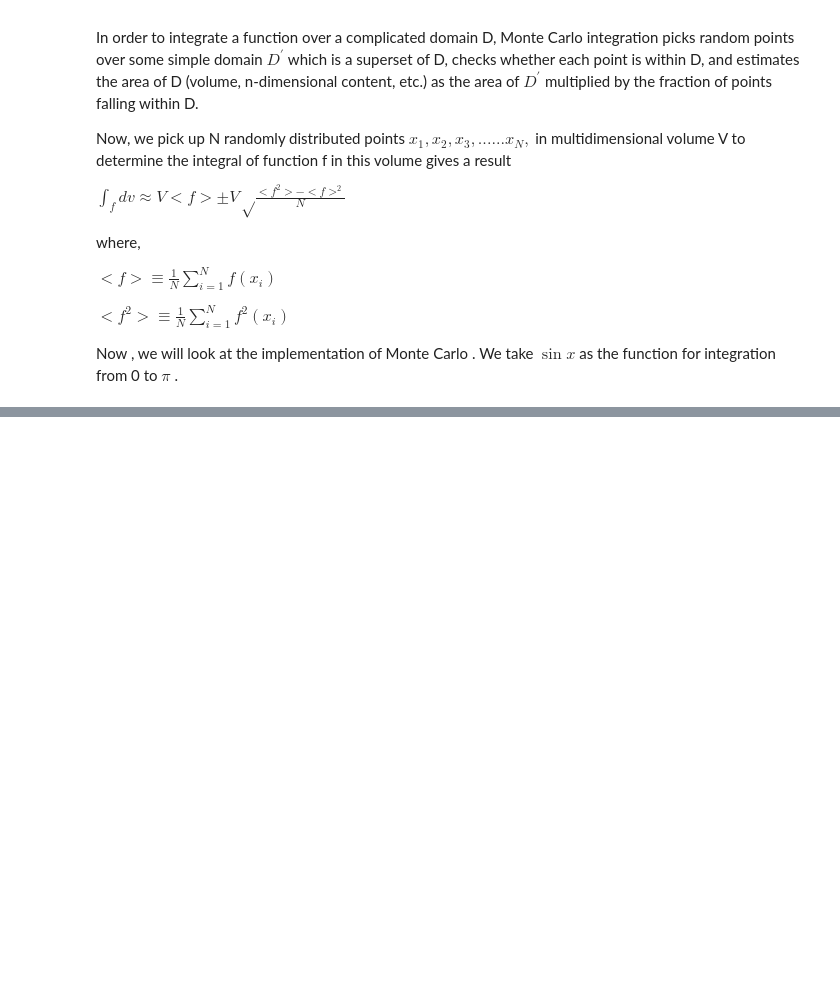
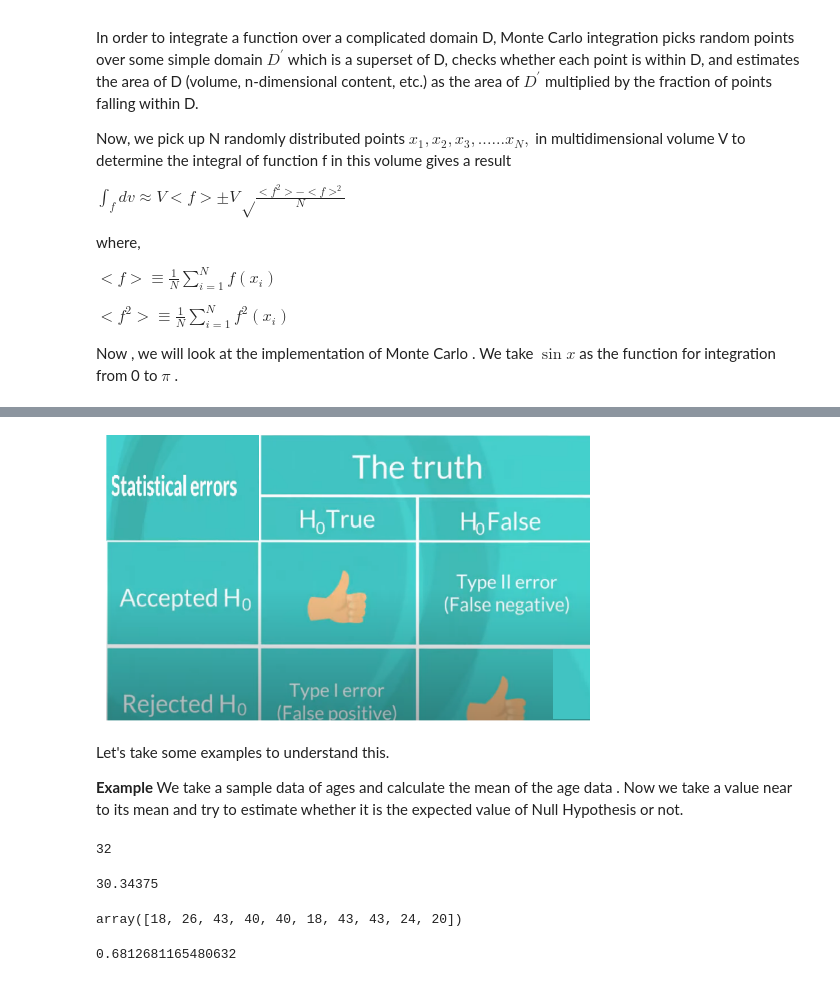
Before and after one commit to PetalsOnWind/Statistics-and-Econometrics-for-Data-Science, a Jupyter notebook: notebooks/MonteCarlo.ipynb, the cells around one changed output, grey strips where cells are left out. Drawn from its saved outputs; the diff is of its cells as text; code cells hidden in the pictures; blank space fills up the shorter version.

Commit message:
Hypothesis testing with examples

```diff
--- a/notebooks/MonteCarlo.ipynb
+++ b/notebooks/MonteCarlo.ipynb
@@ -266,0 +293,35 @@ Text(0.5, 0, 'Areas')
+# %%
+from IPython.display import Image
+Image('../images/TypeIandTypeIIError.png',width=500)
+# %% [output]
+[figure, added]
+# %% [markdown]
+Let's take some examples to understand this.
+
+**Example** We take a sample data of ages and calculate the mean of the age data . Now we take a value near to its mean and try to estimate whether it is the expected value of Null Hypothesis or not.
+# %%
+# Sample Data
+ages = [10,20,35,50,28,40,55,18,16,55,30,25,43,18,30,28,14,24,16,17,32,35,26,27,65,18,43,23,21,20,19,70]
+len(ages)
+# %% [output]
+32
+# %%
+import numpy as np
+ages_mean = np.mean(ages)
+ages_mean
+# %% [output]
+30.34375
+# %%
+# Selecting sample randomly
+sample_size = 10
+age_sample = np.random.choice(ages,sample_size)
+age_sample
+# %% [output]
+array([18, 26, 43, 40, 40, 18, 43, 43, 24, 20])
+# %%
+# Obtaining statistic t-test value and p-value by taking 30 value for estimating Null Hypothesis
+from scipy.stats import ttest_1samp
+ttest,p_value = ttest_1samp(age_sample,30)
+print(p_value)
+# %% [output]
+0.6812681165480632
```
Also changed, not shown: parts of 19 cells of this notebook, 1 other file.
